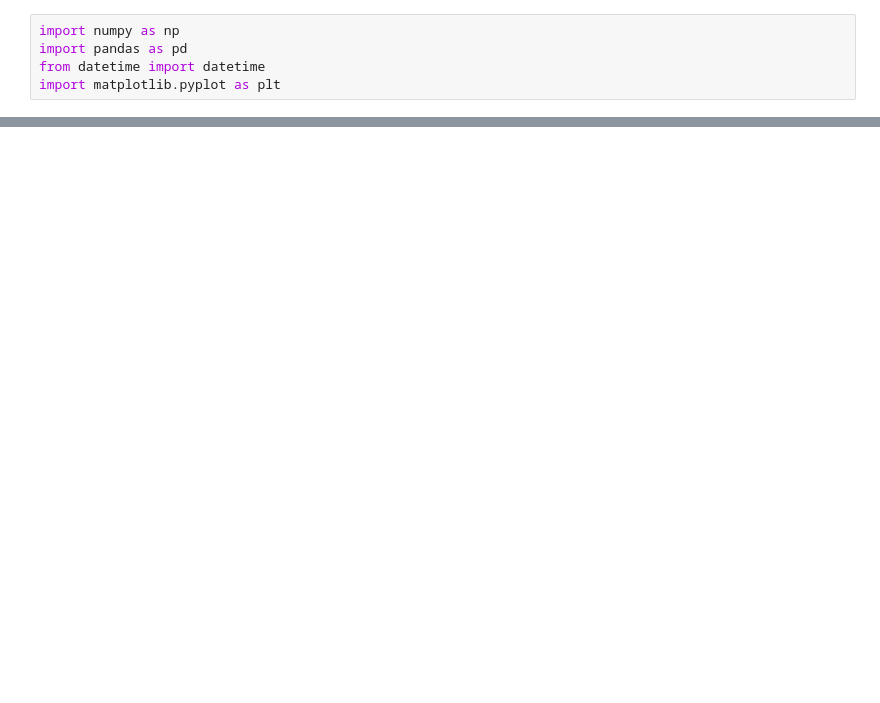
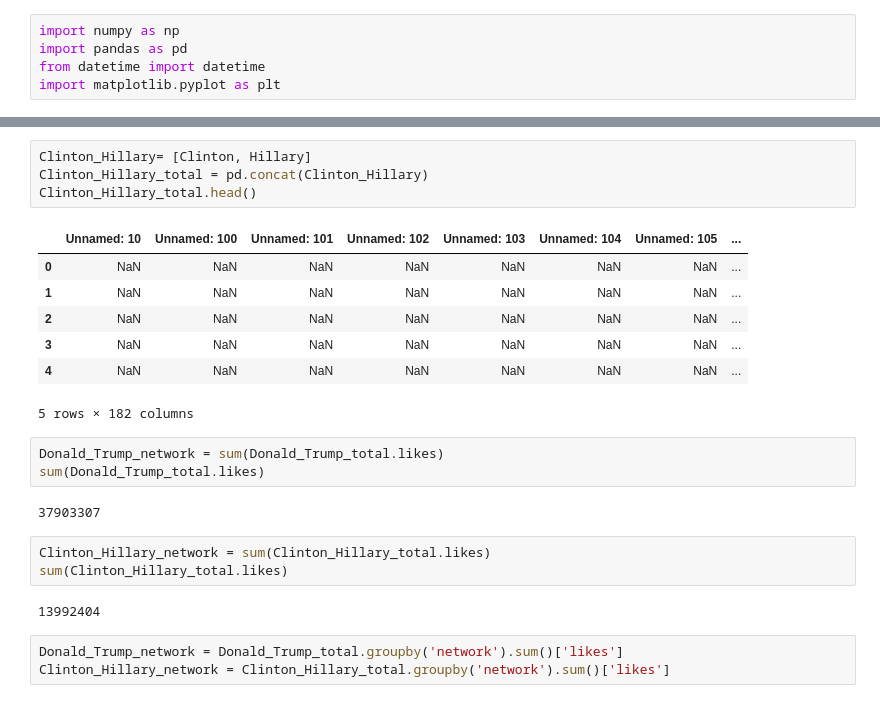
Before and after one commit to yejack/Election-Analysis, a Jupyter notebook: Network.ipynb, the cells around one changed output, grey strips where cells are left out. Drawn from its saved outputs; the diff is of its cells as text; blank space fills up the shorter version.

```diff
--- a/Network.ipynb
+++ b/Network.ipynb
@@ -35,0 +31,25 @@ data.plot()
+# %%
+Clinton_Hillary= [Clinton, Hillary]
+Clinton_Hillary_total = pd.concat(Clinton_Hillary)
+Clinton_Hillary_total.head()
+# %% [output]
+|  | Unnamed: 10 | Unnamed: 100 | Unnamed: 101 | Unnamed: 102 | Unnamed: 103 | Unnamed: 104 | Unnamed: 105 | ... |
+| 0 | NaN | NaN | NaN | NaN | NaN | NaN | NaN | ... |
+| 1 | NaN | NaN | NaN | NaN | NaN | NaN | NaN | ... |
+| 2 | NaN | NaN | NaN | NaN | NaN | NaN | NaN | ... |
+| 3 | NaN | NaN | NaN | NaN | NaN | NaN | NaN | ... |
+| 4 | NaN | NaN | NaN | NaN | NaN | NaN | NaN | ... |
+5 rows × 182 columns
+# %%
+Donald_Trump_network = sum(Donald_Trump_total.likes)
+sum(Donald_Trump_total.likes)
+# %% [output]
+37903307
+# %%
+Clinton_Hillary_network = sum(Clinton_Hillary_total.likes)
+sum(Clinton_Hillary_total.likes)
+# %% [output]
+13992404
+# %%
+Donald_Trump_network = Donald_Trump_total.groupby('network').sum()['likes']
+Clinton_Hillary_network = Clinton_Hillary_total.groupby('network').sum()['likes']
```
Also changed, not shown: parts of 14 cells of this notebook.
